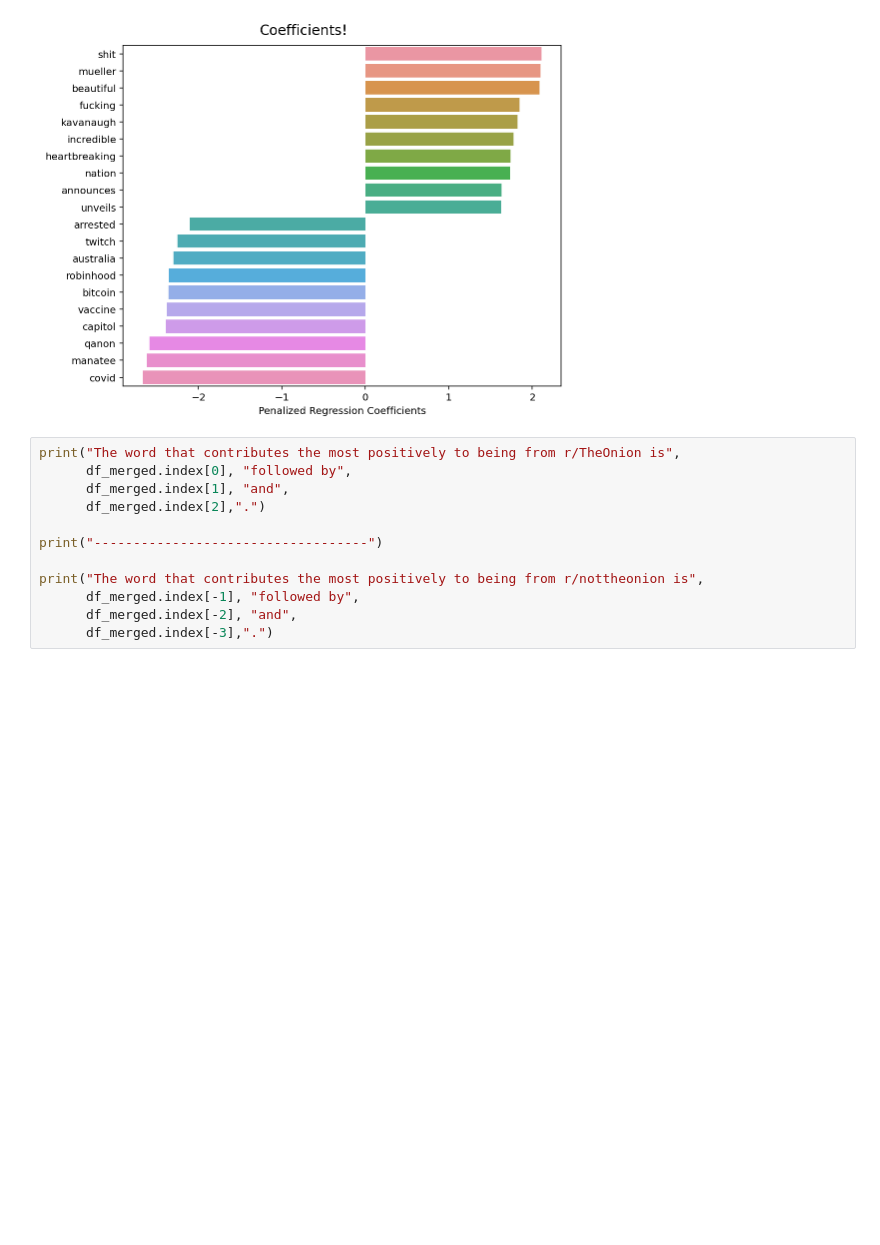
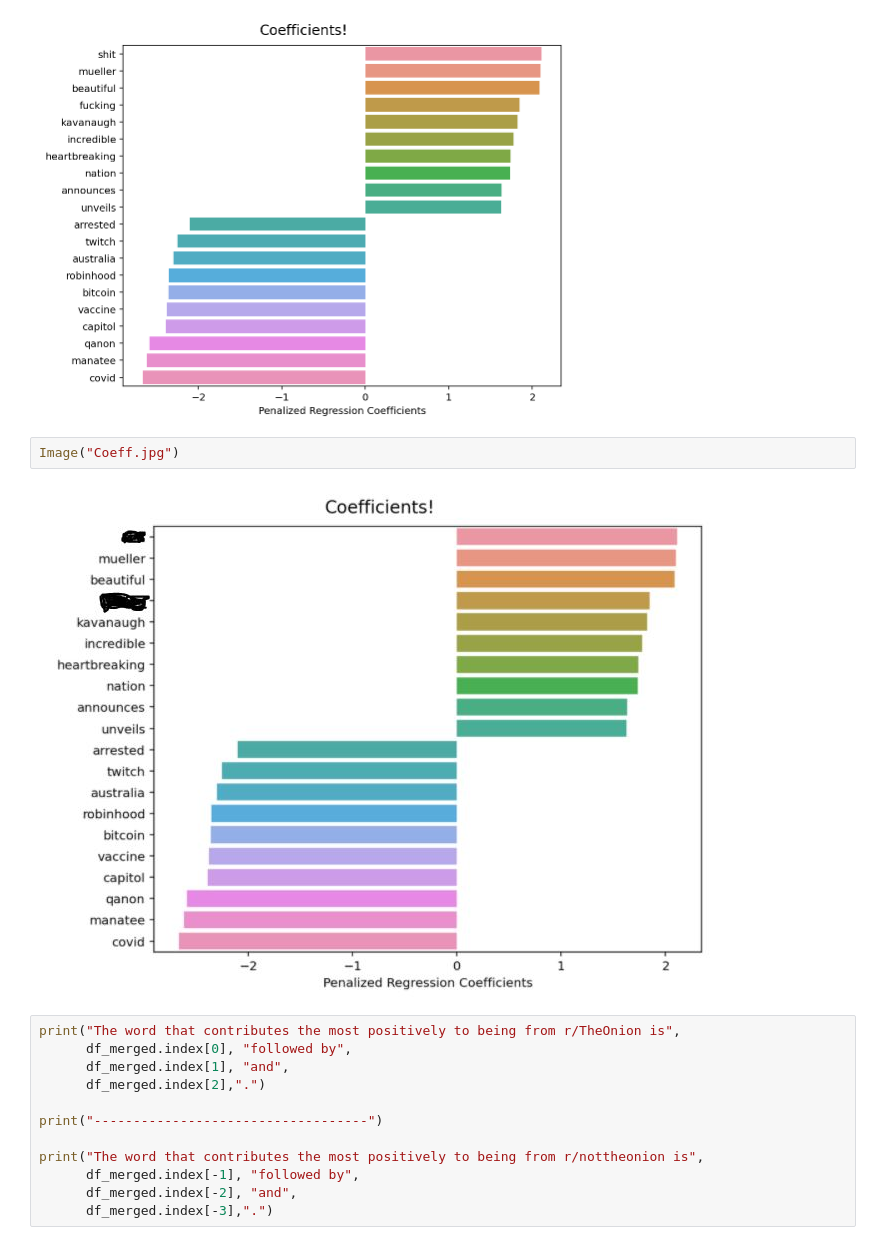
Before and after one commit to ShubhiKhanna/Fake-News, a Jupyter notebook: FakeNews_NLP_Onion.ipynb, the cells around one changed output. Saved outputs shown, nothing was run; the diff lists cells and outputs as text; blank space fills up the shorter version.

```diff
--- a/FakeNews_NLP_Onion.ipynb
+++ b/FakeNews_NLP_Onion.ipynb
@@ -899,6 +916,10 @@ ax.set(xlabel='Penalized Regression Coefficients')
 plt.tight_layout(pad=3, w_pad=0, h_pad=0);
 # %% [output]
 [figure]
+# %%
+Image("Coeff.jpg")
+# %% [output]
+[figure, added]
 # %%
 print("The word that contributes the most positively to being from r/TheOnion is",
       df_merged.index[0], "followed by",
```
Also changed, not shown: parts of 8 cells of this notebook.
